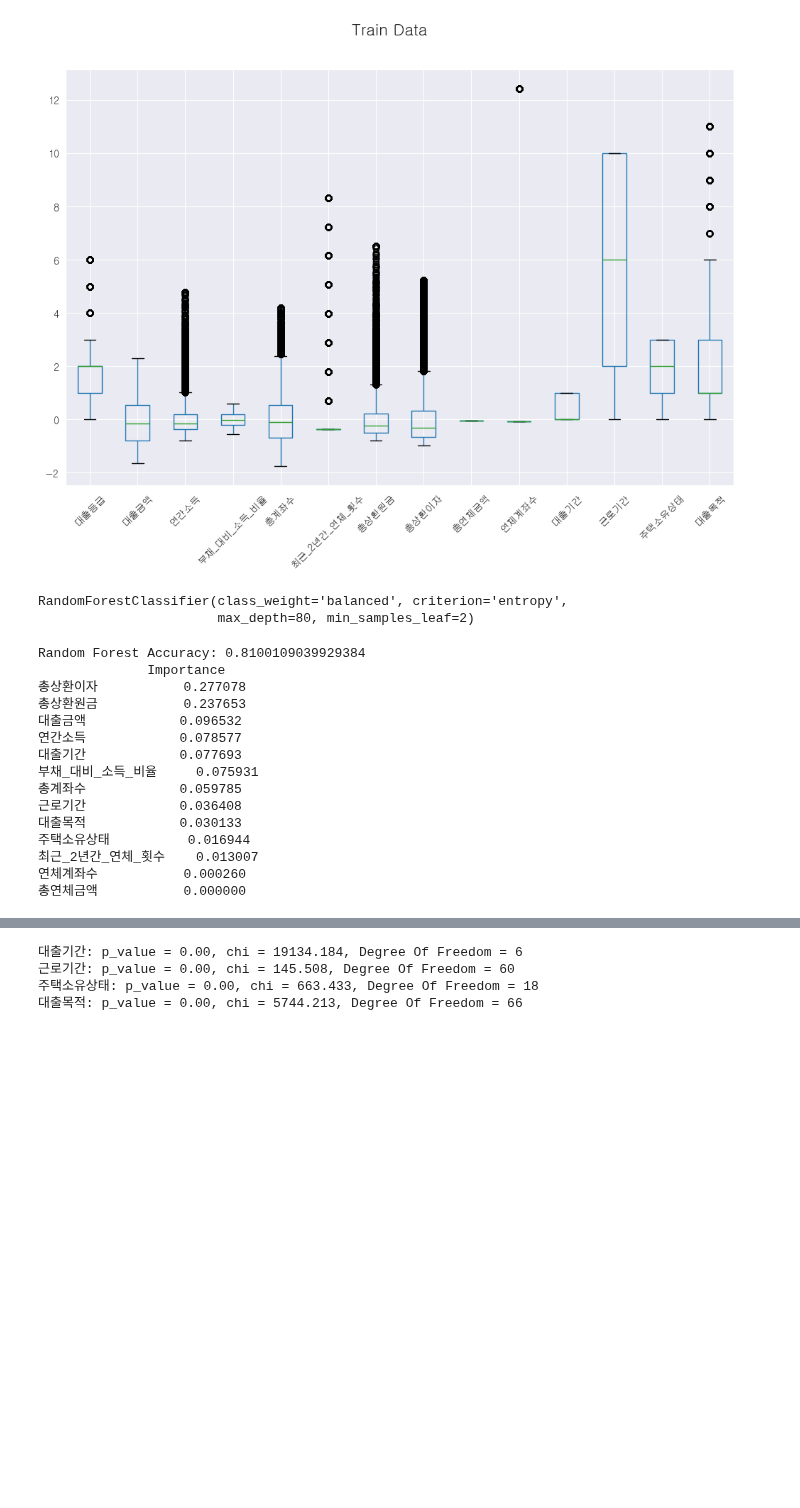
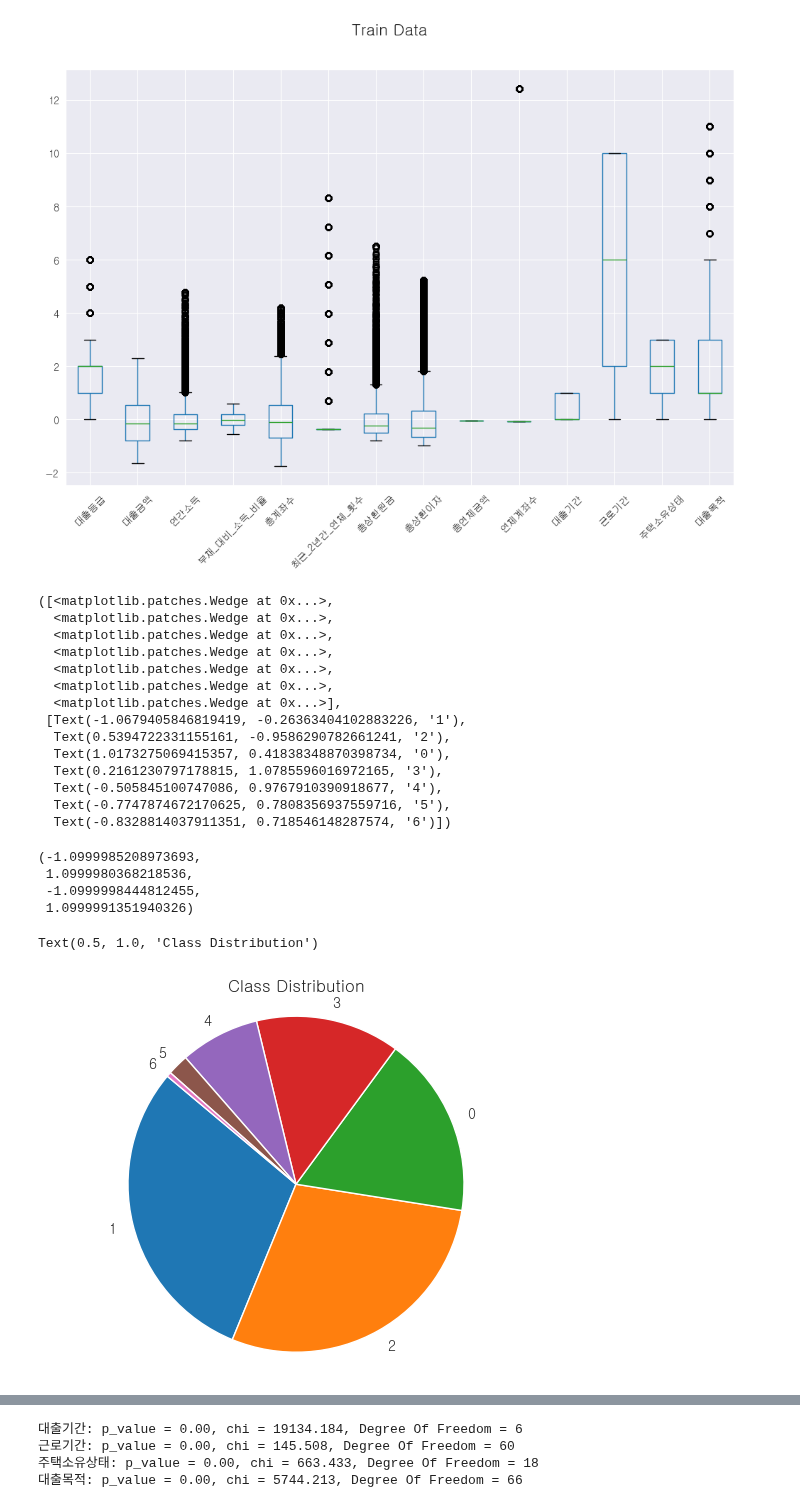
Before and after one commit to kimjuhwan1234/Customer_Loan_Rate_Classification, a Jupyter notebook: Codes/0_Preprocessing.ipynb, the cells around one changed output, grey strips where cells are left out. Saved outputs shown, nothing was run; the diff lists cells and outputs as text; code cells hidden in the pictures; blank space fills up the shorter version.

```diff
--- a/Codes/0_Preprocessing.ipynb
+++ b/Codes/0_Preprocessing.ipynb
@@ -164,39 +165,32 @@ Text(0.5, 0.98, 'Train Data')
 # %%
 X = train.drop(columns=['대출등급'])
 y = train['대출등급']
 X_train, X_test, y_train, y_test = train_test_split(X, y, test_size=0.2, random_state=42)
 
-params = {
-    'n_estimators': 100,
-    'criterion': 'entropy',
-    'max_depth': 80,
-    'min_samples_split': 2,
-    'min_samples_leaf': 2,
-    'class_weight': 'balanced',
-}
+class_counts = y.value_counts()
 
-rf_model = RandomForestClassifier(**params)
-rf_model.fit(X_train, y_train)
-print("Random Forest Accuracy:", accuracy_score(y_test, rf_model.predict(X_test)))
-
-feature_importances = pd.DataFrame(rf_model.feature_importances_, index=X.columns, columns=['Importance']).sort_values(
-    'Importance', ascending=False)
-print(feature_importances)
+plt.pie(class_counts, labels=class_counts.index, startangle=140)
+plt.axis('equal')
+plt.title('Class Distribution')
+plt.show()
 # %% [output]
-RandomForestClassifier(class_weight='balanced', criterion='entropy',
-                       max_depth=80, min_samples_leaf=2)
+([<matplotlib.patches.Wedge at 0x...>,
+  <matplotlib.patches.Wedge at 0x...>,
+  <matplotlib.patches.Wedge at 0x...>,
+  <matplotlib.patches.Wedge at 0x...>,
+  <matplotlib.patches.Wedge at 0x...>,
+  <matplotlib.patches.Wedge at 0x...>,
+  <matplotlib.patches.Wedge at 0x...>],
+ [Text(-1.0679405846819419, -0.26363404102883226, '1'),
+  Text(0.5394722331155161, -0.9586290782661241, '2'),
+  Text(1.0173275069415357, 0.41838348870398734, '0'),
+  Text(0.2161230797178815, 1.0785596016972165, '3'),
+  Text(-0.505845100747086, 0.9767910390918677, '4'),
+  Text(-0.7747874672170625, 0.7808356937559716, '5'),
+  Text(-0.8328814037911351, 0.718546148287574, '6')])
-Random Forest Accuracy: 0.8100109039929384
-              Importance
-총상환이자           0.277078
-총상환원금           0.237653
-대출금액            0.096532
-연간소득            0.078577
-대출기간            0.077693
-부채_대비_소득_비율     0.075931
-총계좌수            0.059785
-근로기간            0.036408
-대출목적            0.030133
-주택소유상태          0.016944
-최근_2년간_연체_횟수    0.013007
-연체계좌수           0.000260
-총연체금액           0.000000
+(-1.0999985208973693,
+ 1.0999980368218536,
+ -1.0999998444812455,
+ 1.0999991351940326)
+Text(0.5, 1.0, 'Class Distribution')
+[figure, added]
```
Also changed, not shown: parts of 4 cells of this notebook, 3 other files.
